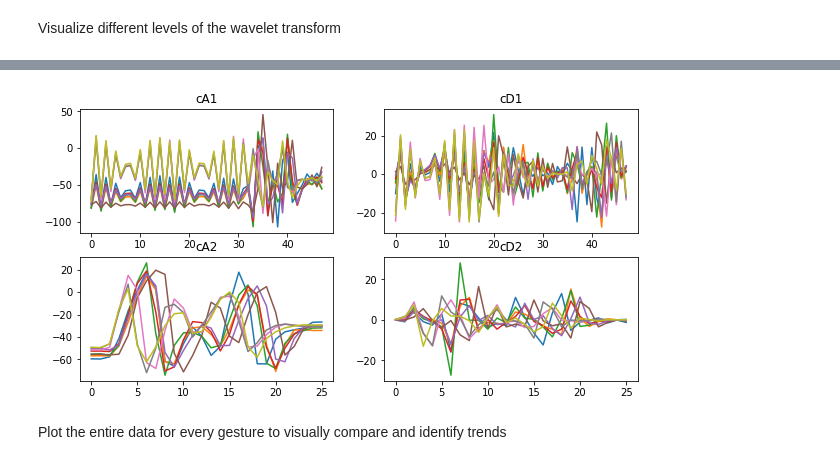
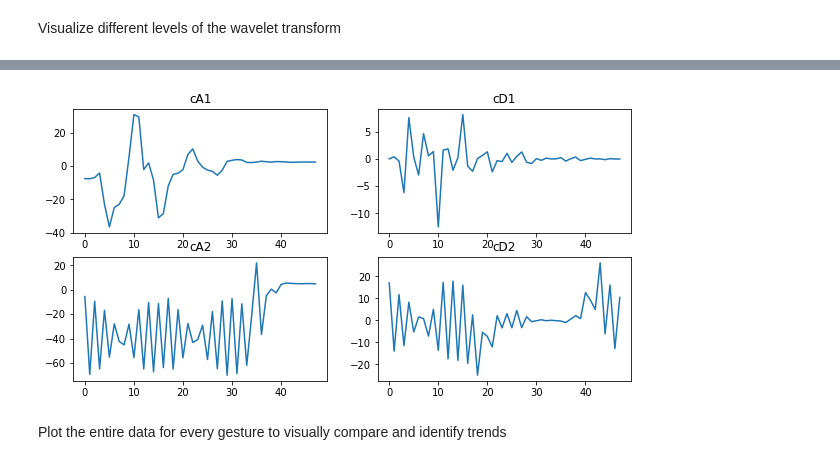
Before and after one commit to mitro99/ENGI301, a Jupyter notebook: project_01/testing/Data visualization.ipynb, the cells around one changed output, grey strips where cells are left out. Saved outputs shown, nothing was run; the diff lists cells and outputs as text; code cells hidden in the pictures.

```diff
--- a/project_01/testing/Data visualization.ipynb
+++ b/project_01/testing/Data visualization.ipynb
@@ -17,15 +17,15 @@ def wavelet(data, level, wavelet):
 Read data for a single gesture from files and create a dataframe with it
 Trying to figure out which wavelet transform would be best to use
 # %%
-gesture = 4
+gesture = 2
 fulldata = pd.DataFrame(columns = ['aX','aY','aZ','gX','gY','gZ'])
-for i in range(1,10):
+for i in range(1,2):
     filepath = 'hand/hand_{0}_{1}.csv'.format(gesture, i)
     data = pd.read_csv(filepath, index_col=False)
     fulldata = fulldata.append(data)
 # %%
 fig, axs = plt.subplots(2,3, figsize = [10,5])
-for i in range(0,9):
+for i in range(0,1):
     axs[0,0].plot(fulldata.iloc[i*350:(i+1)*350,0])
     axs[0,0].set_title('aX')
     axs[0,1].plot(fulldata.iloc[i*350:(i+1)*350,1])
@@ -84,21 +86,21 @@ for i in range(0,1):
 # %%
-wavetype1 = 'db20'
-level1 = 5
-wavetype2 = 'rbio2.2'
-level2 = 4
+wavetype2 = 'db20'
+level2 = 5
+wavetype1 = 'rbio2.2'
+level1 = 3
 
 fig, axs = plt.subplots(2,2, figsize = [10,5])
-for i in range(0,9):
-    axs[0,0].plot(wavelet(fulldata.iloc[i*350:(i+1)*350,0], level1, wavetype1)[0])
+for i in range(0,1):
+    axs[0,0].plot(wavelet(fulldata.iloc[i*350:(i+1)*350,1], level1, wavetype1)[0])
     axs[0,0].set_title('cA1')
-    axs[0,1].plot(wavelet(fulldata.iloc[i*350:(i+1)*350,0], level1, wavetype1)[1])
+    axs[0,1].plot(wavelet(fulldata.iloc[i*350:(i+1)*350,1], level1, wavetype1)[1])
     axs[0,1].set_title('cD1')
-    axs[1,0].plot(wavelet(fulldata.iloc[i*350:(i+1)*350,0], level2, wavetype2)[0])
+    axs[1,0].plot(wavelet(fulldata.iloc[i*350:(i+1)*350,1], level2, wavetype2)[0])
     axs[1,0].set_title('cA2')
-    axs[1,1].plot(wavelet(fulldata.iloc[i*350:(i+1)*350,0], level2, wavetype2)[1])
+    axs[1,1].plot(wavelet(fulldata.iloc[i*350:(i+1)*350,1], level2, wavetype2)[1])
     axs[1,1].set_title('cD2')
 # %% [output]
-[figure, old version]
+[figure, new version]
 # %% [markdown]
 Plot the entire data for every gesture to visually compare and identify trends
 # %%
```
Also changed, not shown: parts of 2 cells of this notebook, 2 other files.
